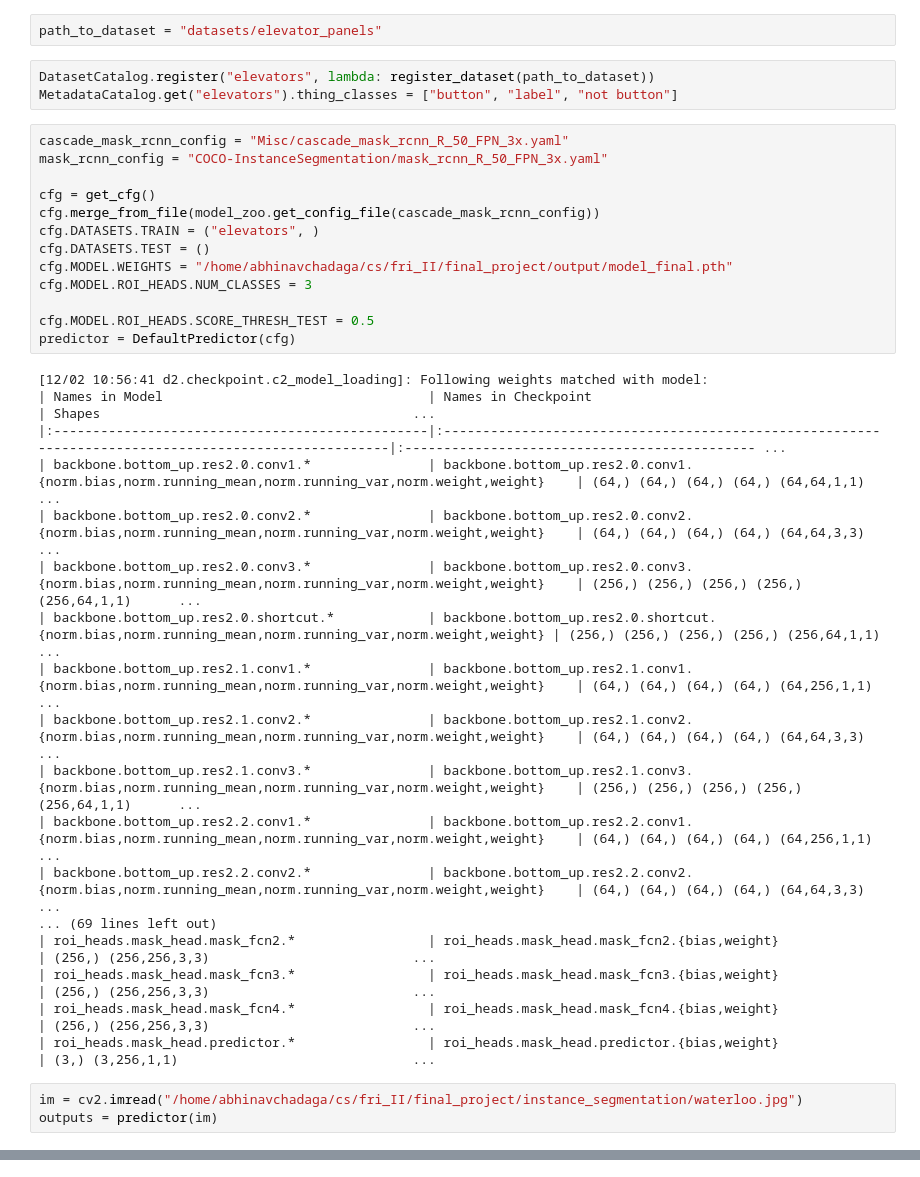
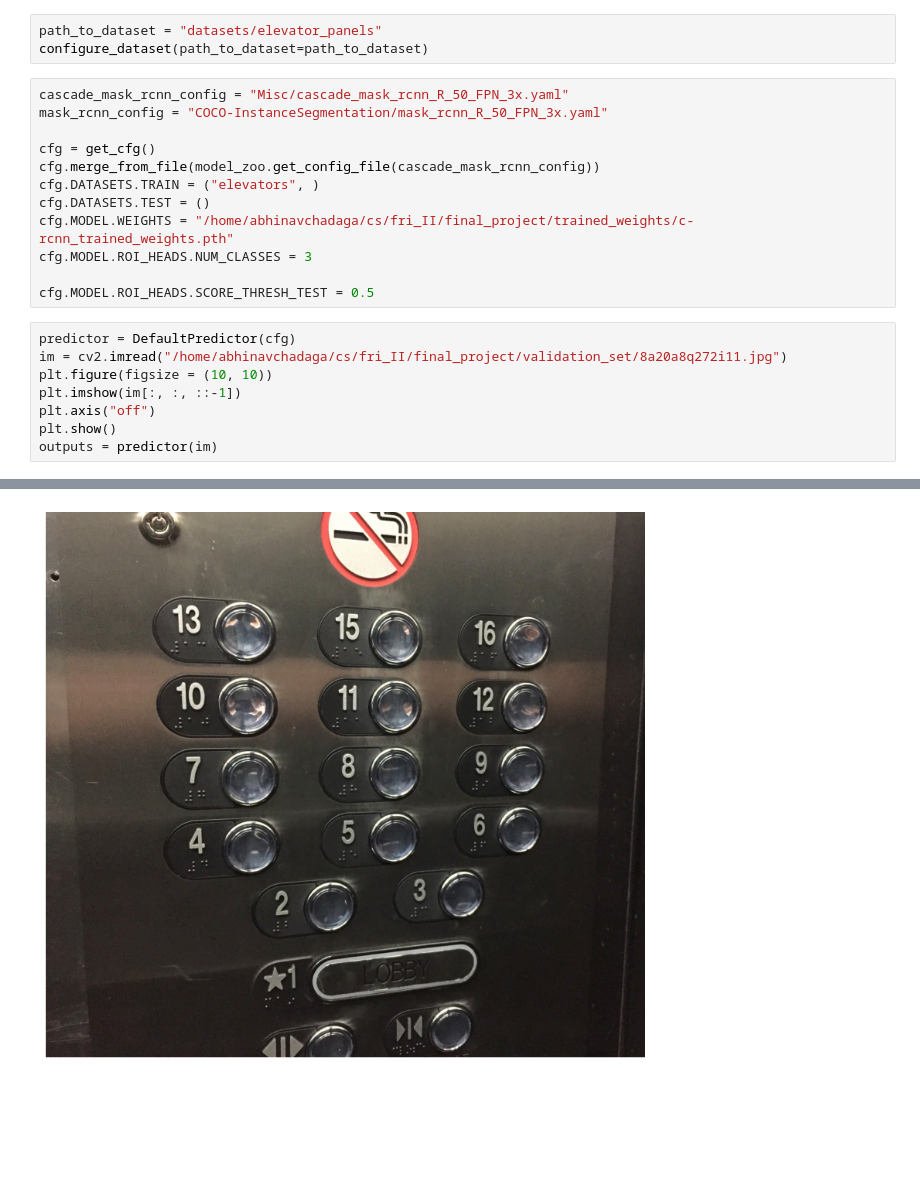
Before and after one commit to abhinavchadaga/fri_II_project, a Jupyter notebook: src/visualize_inference.ipynb, the cells around one changed output, grey strips where cells are left out. Saved outputs shown, nothing was run; the diff lists cells and outputs as text; blank space fills up the shorter version.

```diff
--- a/src/visualize_inference.ipynb
+++ b/src/visualize_inference.ipynb
@@ -23,8 +26,6 @@ from train import register_dataset
 # %%
 path_to_dataset = "datasets/elevator_panels"
+configure_dataset(path_to_dataset=path_to_dataset)
-# %%
-DatasetCatalog.register("elevators", lambda: register_dataset(path_to_dataset))
-MetadataCatalog.get("elevators").thing_classes = ["button", "label", "not button"]
 # %%
 cascade_mask_rcnn_config = "Misc/cascade_mask_rcnn_R_50_FPN_3x.yaml"
 mask_rcnn_config = "COCO-InstanceSegmentation/mask_rcnn_R_50_FPN_3x.yaml"
@@ -33,29 +34,16 @@ cfg = get_cfg()
 cfg.merge_from_file(model_zoo.get_config_file(cascade_mask_rcnn_config))
 cfg.DATASETS.TRAIN = ("elevators", )
 cfg.DATASETS.TEST = ()
-cfg.MODEL.WEIGHTS = "/home/abhinavchadaga/cs/fri_II/final_project/output/model_final.pth"
+cfg.MODEL.WEIGHTS = "/home/abhinavchadaga/cs/fri_II/final_project/trained_weights/c-rcnn_trained_weights.pth"
 cfg.MODEL.ROI_HEADS.NUM_CLASSES = 3
 
 cfg.MODEL.ROI_HEADS.SCORE_THRESH_TEST = 0.5
-predictor = DefaultPredictor(cfg)
-# %% [output]
-[12/02 10:56:41 d2.checkpoint.c2_model_loading]: Following weights matched with model:
-| Names in Model                                  | Names in Checkpoint                                                                                  | Shapes                                        ...
-|:------------------------------------------------|:-----------------------------------------------------------------------------------------------------|:--------------------------------------------- ...
-| backbone.bottom_up.res2.0.conv1.*               | backbone.bottom_up.res2.0.conv1.{norm.bias,norm.running_mean,norm.running_var,norm.weight,weight}    | (64,) (64,) (64,) (64,) (64,64,1,1)           ...
-| backbone.bottom_up.res2.0.conv2.*               | backbone.bottom_up.res2.0.conv2.{norm.bias,norm.running_mean,norm.running_var,norm.weight,weight}    | (64,) (64,) (64,) (64,) (64,64,3,3)           ...
-| backbone.bottom_up.res2.0.conv3.*               | backbone.bottom_up.res2.0.conv3.{norm.bias,norm.running_mean,norm.running_var,norm.weight,weight}    | (256,) (256,) (256,) (256,) (256,64,1,1)      ...
-| backbone.bottom_up.res2.0.shortcut.*            | backbone.bottom_up.res2.0.shortcut.{norm.bias,norm.running_mean,norm.running_var,norm.weight,weight} | (256,) (256,) (256,) (256,) (256,64,1,1)      ...
-| backbone.bottom_up.res2.1.conv1.*               | backbone.bottom_up.res2.1.conv1.{norm.bias,norm.running_mean,norm.running_var,norm.weight,weight}    | (64,) (64,) (64,) (64,) (64,256,1,1)          ...
-| backbone.bottom_up.res2.1.conv2.*               | backbone.bottom_up.res2.1.conv2.{norm.bias,norm.running_mean,norm.running_var,norm.weight,weight}    | (64,) (64,) (64,) (64,) (64,64,3,3)           ...
-| backbone.bottom_up.res2.1.conv3.*               | backbone.bottom_up.res2.1.conv3.{norm.bias,norm.running_mean,norm.running_var,norm.weight,weight}    | (256,) (256,) (256,) (256,) (256,64,1,1)      ...
-| backbone.bottom_up.res2.2.conv1.*               | backbone.bottom_up.res2.2.conv1.{norm.bias,norm.running_mean,norm.running_var,norm.weight,weight}    | (64,) (64,) (64,) (64,) (64,256,1,1)          ...
-| backbone.bottom_up.res2.2.conv2.*               | backbone.bottom_up.res2.2.conv2.{norm.bias,norm.running_mean,norm.running_var,norm.weight,weight}    | (64,) (64,) (64,) (64,) (64,64,3,3)           ...
-... (69 lines left out)
-| roi_heads.mask_head.mask_fcn2.*                 | roi_heads.mask_head.mask_fcn2.{bias,weight}                                                          | (256,) (256,256,3,3)                          ...
-| roi_heads.mask_head.mask_fcn3.*                 | roi_heads.mask_head.mask_fcn3.{bias,weight}                                                          | (256,) (256,256,3,3)                          ...
-| roi_heads.mask_head.mask_fcn4.*                 | roi_heads.mask_head.mask_fcn4.{bias,weight}                                                          | (256,) (256,256,3,3)                          ...
-| roi_heads.mask_head.predictor.*                 | roi_heads.mask_head.predictor.{bias,weight}                                                          | (3,) (3,256,1,1)                              ...
 # %%
-im = cv2.imread("/home/abhinavchadaga/cs/fri_II/final_project/instance_segmentation/waterloo.jpg")
+predictor = DefaultPredictor(cfg)
+im = cv2.imread("/home/abhinavchadaga/cs/fri_II/final_project/validation_set/8a20a8q272i11.jpg")
+plt.figure(figsize = (10, 10))
+plt.imshow(im[:, :, ::-1])
+plt.axis("off")
+plt.show()
 outputs = predictor(im)
+# %% [output]
@@ -62 +67,2 @@ outputs = predictor(im)
+[figure, added]
 # %%
```
Also changed, not shown: parts of 9 cells of this notebook, 10 other files.
